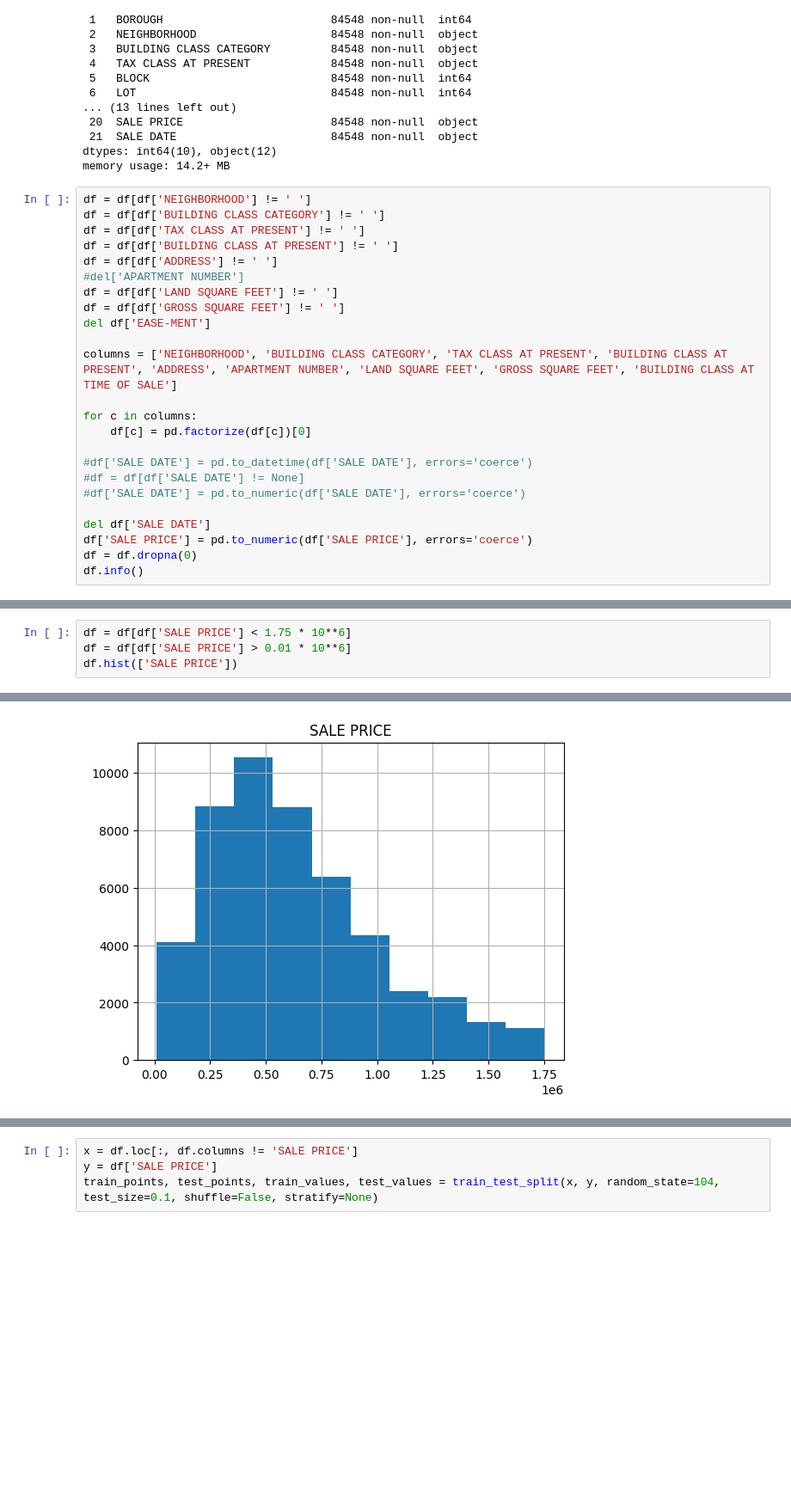
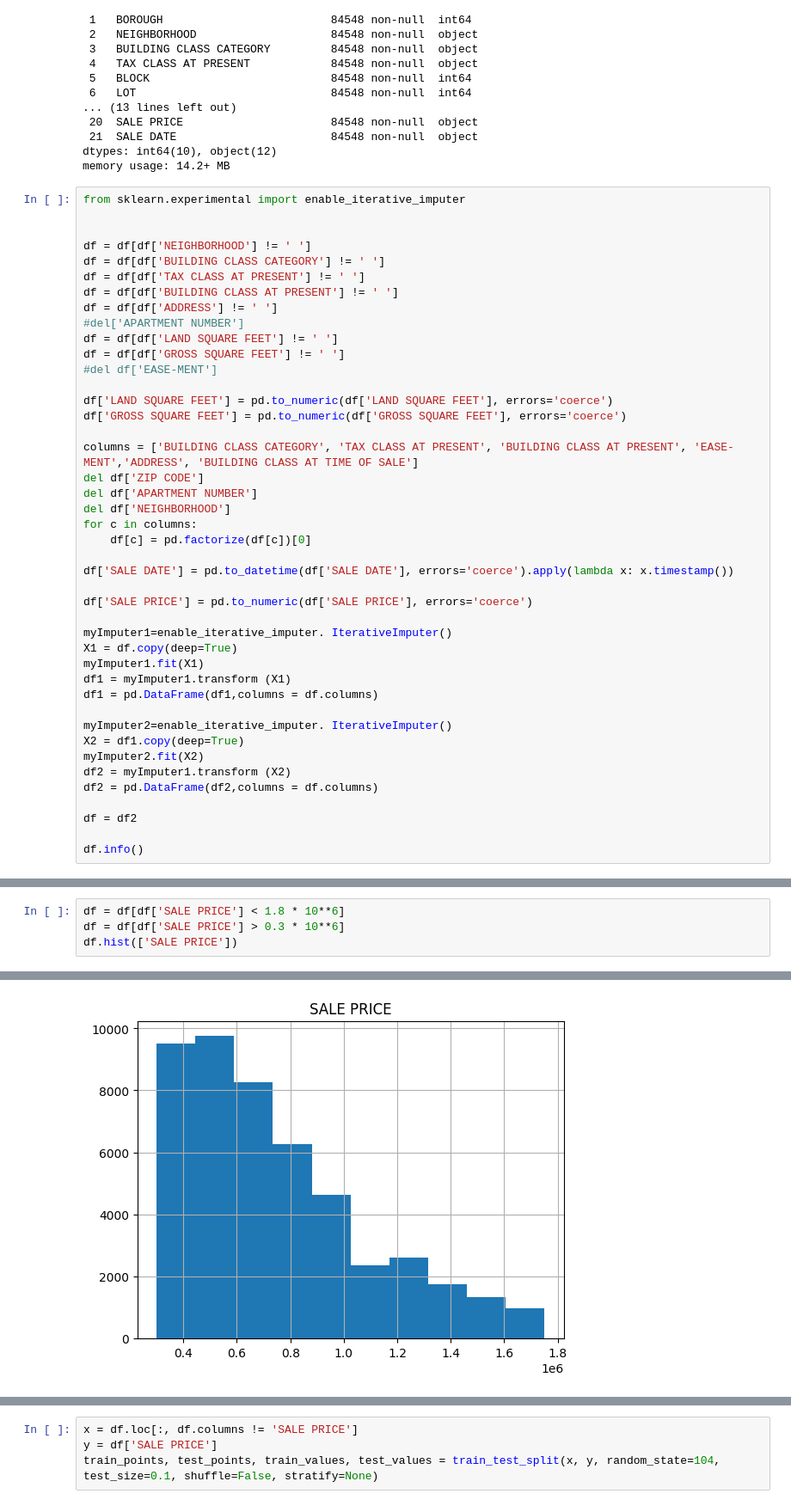
Before and after one commit to MietLabsStorage/BigData, a Jupyter notebook: Lab2/lab2_v2.ipynb, the cells around one changed output, grey strips where cells are left out. Shown at 86% size. Saved outputs shown, nothing was run; the diff lists cells and outputs as text; blank space fills up the shorter version.

```diff
--- a/Lab2/lab2_v2.ipynb
+++ b/Lab2/lab2_v2.ipynb
@@ -55,6 +55,9 @@ Data columns (total 22 columns):
 dtypes: int64(10), object(12)
 memory usage: 14.2+ MB
 # %%
+from sklearn.experimental import enable_iterative_imputer
+
+
 df = df[df['NEIGHBORHOOD'] != ' ']
 df = df[df['BUILDING CLASS CATEGORY'] != ' ']
 df = df[df['TAX CLASS AT PRESENT'] != ' ']
@@ -63,20 +66,36 @@ df = df[df['ADDRESS'] != ' ']
 #del['APARTMENT NUMBER']
 df = df[df['LAND SQUARE FEET'] != ' ']
 df = df[df['GROSS SQUARE FEET'] != ' ']
-del df['EASE-MENT']
+#del df['EASE-MENT']
 
-columns = ['NEIGHBORHOOD', 'BUILDING CLASS CATEGORY', 'TAX CLASS AT PRESENT', 'BUILDING CLASS AT PRESENT', 'ADDRESS', 'APARTMENT NUMBER', 'LAND SQUARE FEET', 'GROSS SQUARE FEET', 'BUILDING CLASS AT TIME OF SALE']
+df['LAND SQUARE FEET'] = pd.to_numeric(df['LAND SQUARE FEET'], errors='coerce')
+df['GROSS SQUARE FEET'] = pd.to_numeric(df['GROSS SQUARE FEET'], errors='coerce')
 
+columns = ['BUILDING CLASS CATEGORY', 'TAX CLASS AT PRESENT', 'BUILDING CLASS AT PRESENT', 'EASE-MENT','ADDRESS', 'BUILDING CLASS AT TIME OF SALE']
+del df['ZIP CODE']
+del df['APARTMENT NUMBER']
+del df['NEIGHBORHOOD']
 for c in columns:
     df[c] = pd.factorize(df[c])[0]
 
-#df['SALE DATE'] = pd.to_datetime(df['SALE DATE'], errors='coerce')
-#df = df[df['SALE DATE'] != None]
-#df['SALE DATE'] = pd.to_numeric(df['SALE DATE'], errors='coerce')
+df['SALE DATE'] = pd.to_datetime(df['SALE DATE'], errors='coerce').apply(lambda x: x.timestamp())
 
-del df['SALE DATE']
 df['SALE PRICE'] = pd.to_numeric(df['SALE PRICE'], errors='coerce')
-df = df.dropna(0)
+
+myImputer1=enable_iterative_imputer. IterativeImputer()
+X1 = df.copy(deep=True)
+myImputer1.fit(X1)
+df1 = myImputer1.transform (X1)
+df1 = pd.DataFrame(df1,columns = df.columns)
+
+myImputer2=enable_iterative_imputer. IterativeImputer()
+X2 = df1.copy(deep=True)
+myImputer2.fit(X2)
+df2 = myImputer1.transform (X2)
+df2 = pd.DataFrame(df2,columns = df.columns)
+
+df = df2
+
 df.info()
 # %% [output]
 <class 'pandas.core.frame.DataFrame'>
@@ -104,10 +123,10 @@ array([[<Axes: title={'center': 'SALE PRICE'}>]], dtype=object)
 # %%
-df = df[df['SALE PRICE'] < 1.75 * 10**6]
-df = df[df['SALE PRICE'] > 0.01 * 10**6]
+df = df[df['SALE PRICE'] < 1.8 * 10**6]
+df = df[df['SALE PRICE'] > 0.3 * 10**6]
 df.hist(['SALE PRICE'])
 # %% [output]
 array([[<Axes: title={'center': 'SALE PRICE'}>]], dtype=object)
-[figure, old version]
+[figure, new version]
 # %%
 df.info()
 # %% [output]
```
Also changed, not shown: parts of 9 cells of this notebook, 2 other files.
